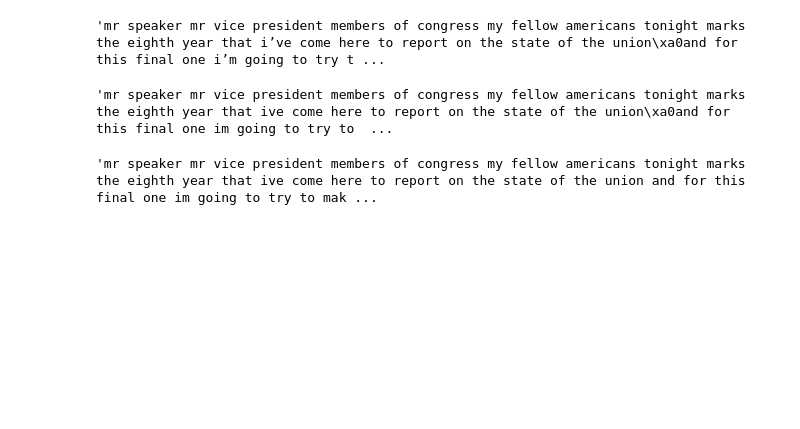
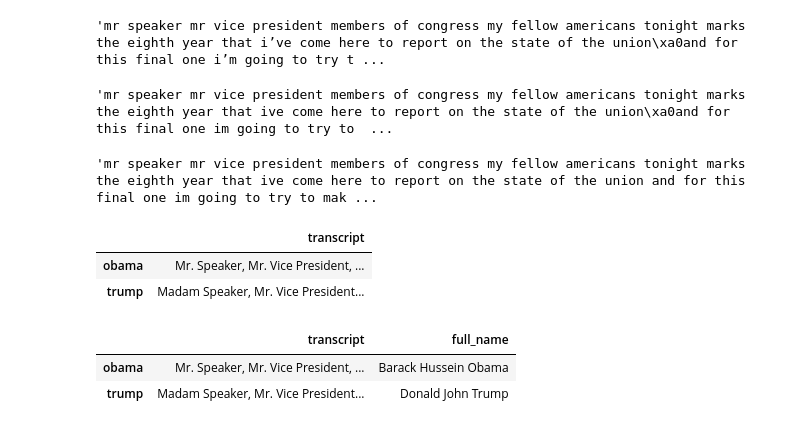
Before and after one commit to grem848/PythonExamProject2019, a Jupyter notebook: Data Cleaning.ipynb, the cells around one changed output. Drawn from its saved outputs; the diff is of its cells as text; code cells hidden in the pictures; blank space fills up the shorter version.

```diff
--- a/Data Cleaning.ipynb
+++ b/Data Cleaning.ipynb
@@ -159,2 +156,18 @@ data_clean3.transcript.loc['obama']
 # %% [output]
 'mr speaker mr vice president members of congress my fellow americans tonight marks the eighth year that ive come here to report on the state of the union and for this final one im going to try to mak ...
+# %%
+data_df
+# %% [output]
+|  | transcript |
+| obama | Mr. Speaker, Mr. Vice President, ... |
+| trump | Madam Speaker, Mr. Vice President... |
+# %%
+# Let's add the presidents' full names as well
+full_names = ['Barack Hussein Obama', 'Donald John Trump']
+
+data_df['full_name'] = full_names
+data_df
+# %% [output]
+|  | transcript | full_name |
+| obama | Mr. Speaker, Mr. Vice President, ... | Barack Hussein Obama |
+| trump | Madam Speaker, Mr. Vice President... | Donald John Trump |
```
Also changed, not shown: parts of 8 cells of this notebook, 4 other files.
